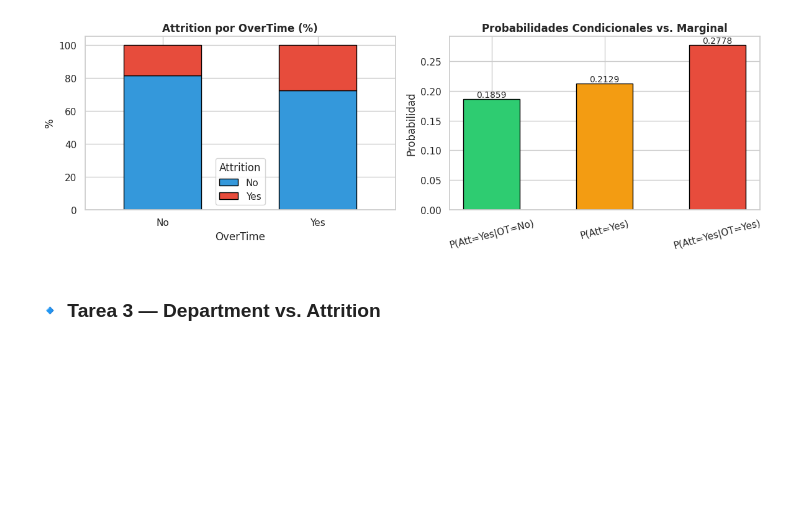
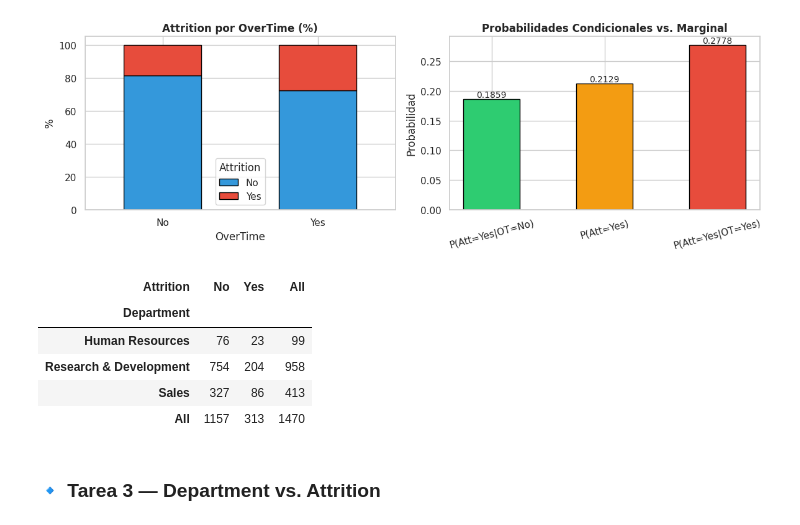
Before and after one commit to KingAegon19/Maestr-a_Ciencia_de_Datos, a Jupyter notebook: Estadistica/Taller2/src/taller_probabilidad_inferencia.ipynb, the cells around one changed output. Drawn from its saved outputs; the diff is of its cells as text; code cells hidden in the pictures; blank space fills up the shorter version.

```diff
--- a/Estadistica/Taller2/src/taller_probabilidad_inferencia.ipynb
+++ b/Estadistica/Taller2/src/taller_probabilidad_inferencia.ipynb
@@ -298,6 +298,15 @@ for bar, v in zip(bars, vals):
 plt.tight_layout(); plt.show()
 # %% [output]
 [figure]
+# %%
+pd.crosstab(df['Department'], df['Attrition'], margins=True)
+# %% [output]
+| Attrition | No | Yes | All |
+| Department |  |  |  |
+| Human Resources | 76 | 23 | 99 |
+| Research & Development | 754 | 204 | 958 |
+| Sales | 327 | 86 | 413 |
+| All | 1157 | 313 | 1470 |
 # %% [markdown]
 ### 🔹 Tarea 3 — Department vs. Attrition
 # %%
```
Also changed, not shown: parts of 4 cells of this notebook.
